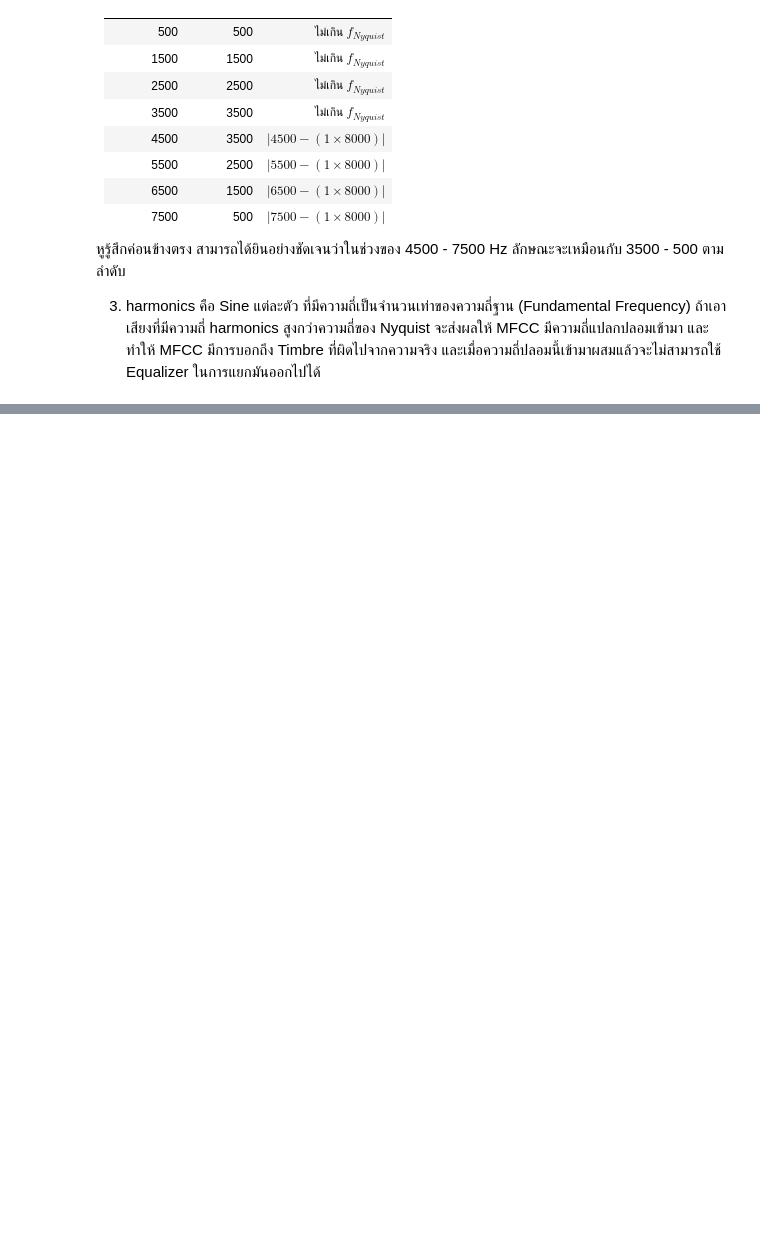
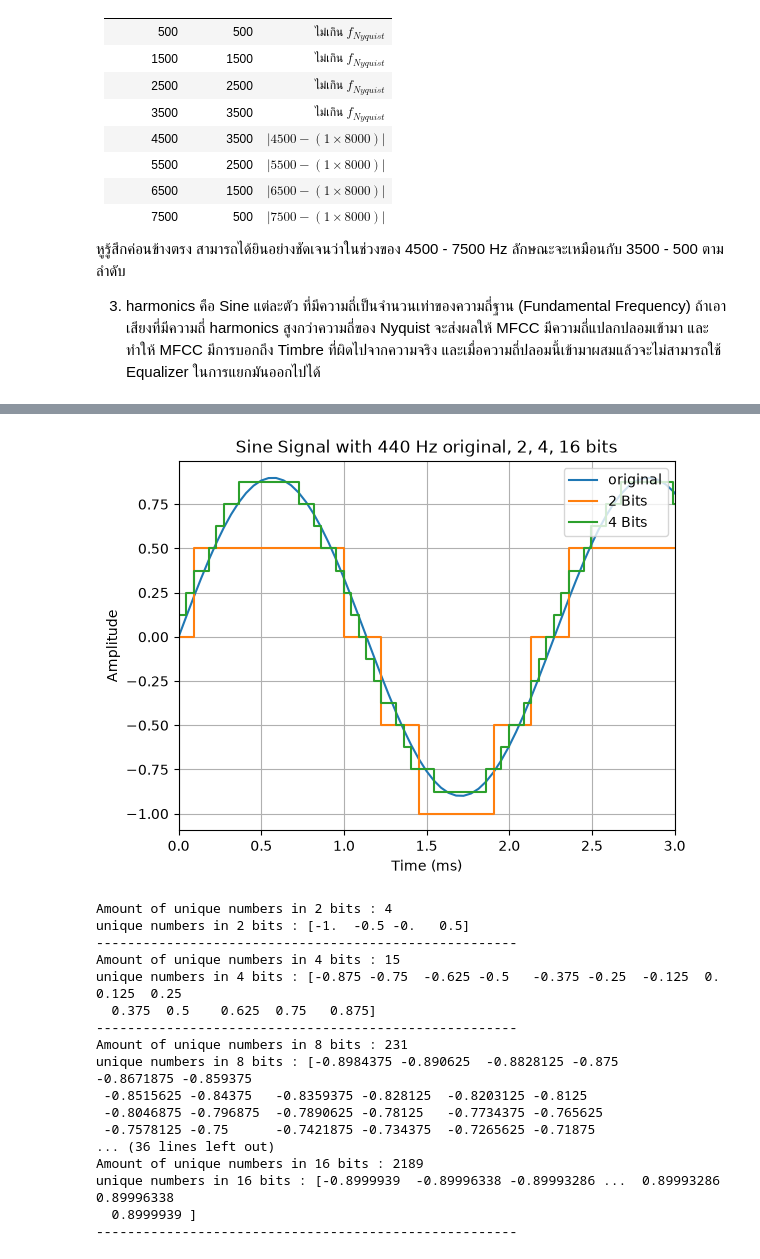
Before and after one commit to ohm-arthakorn/audio-based_music_recommendation, a Jupyter notebook: notebooks/03_sampling_and_quantization.ipynb, the cells around one changed output, grey strips where cells are left out. Saved outputs shown, nothing was run; the diff lists cells and outputs as text; code cells hidden in the pictures; blank space fills up the shorter version.

Commit message:
Finish S4 for Quantization

```diff
--- a/notebooks/03_sampling_and_quantization.ipynb
+++ b/notebooks/03_sampling_and_quantization.ipynb
@@ -168,0 +186,60 @@ Audio(concat_signal, rate=sr, normalize=False)
+# %%
+sr_4 = 22050
+t_quan = make_time(0, 1, sr_4)
+sine_440_2 = create_sin(0.9, 440, t_quan)
+
+# สร้างฟังก์ชันสำหรับการทำ Quantization
+def quantize(signal, n_bits):
+    step = 2 / (2 ** n_bits)   # หาจำนวนขั้นที่ต้องการแบ่งก่อนว่าแต่ละขั้นมีค่าเท่าไหร่
+    position = signal/step          # หาตำแหน่งของสัญญาณว่าจะไปอยู่ที่ไหนของการทำ Quantize
+    rounded = np.round(position)
+    return np.clip(rounded * step, -1, 1-step)
+
+sine_440_16bits = quantize(sine_440_2, 16)  # สร้างสัญญาณ Sine ความถี่ 440 Hz ที่มีการ Quantize จำนวน 16 Bits
+sine_440_8bits = quantize(sine_440_2, 8)    # สร้างสัญญาณ Sine ความถี่ 440 Hz ที่มีการ Quantize จำนวน 8 Bits
+sine_440_4bits = quantize(sine_440_2, 4)    # สร้างสัญญาณ Sine ความถี่ 440 Hz ที่มีการ Quantize จำนวน 4 Bits
+sine_440_2bits = quantize(sine_440_2, 2)    # สร้างสัญญาณ Sine ความถี่ 440 Hz ที่มีการ Quantize จำนวน 2 Bits
+
+fig, ax = plt.subplots()
+ax.set(xlabel="Time (ms)", ylabel="Amplitude", title="Sine Signal with 440 Hz original, 2, 4, 16 bits")
+ax.grid()
+ax.set_xlim(0, 3)
+ax.plot(t_quan*1000, sine_440_2, label="original")
+plt.step(t_quan*1000, sine_440_2bits, label="2 Bits")
+plt.step(t_quan*1000, sine_440_4bits, label="4 Bits")
+
+ax.legend(loc="upper right")
+
+plt.show()
+
+print(f"Amount of unique numbers in 2 bits : {(len(np.unique(sine_440_2bits)))}")
+print(f"unique numbers in 2 bits : {(np.unique(sine_440_2bits))}")
+print("------------------------------------------------------")
+print(f"Amount of unique numbers in 4 bits : {(len(np.unique(sine_440_4bits)))}")
+print(f"unique numbers in 4 bits : {(np.unique(sine_440_4bits))}")
+print("------------------------------------------------------")
+print(f"Amount of unique numbers in 8 bits : {(len(np.unique(sine_440_8bits)))}")
+print(f"unique numbers in 8 bits : {(np.unique(sine_440_8bits))}")
+print("------------------------------------------------------")
+print(f"Amount of unique numbers in 16 bits : {(len(np.unique(sine_440_16bits)))}")
+print(f"unique numbers in 16 bits : {(np.unique(sine_440_16bits))}")
+print("------------------------------------------------------")
+# %% [output]
+[figure, added]
+Amount of unique numbers in 2 bits : 4
+unique numbers in 2 bits : [-1.  -0.5 -0.   0.5]
+------------------------------------------------------
+Amount of unique numbers in 4 bits : 15
+unique numbers in 4 bits : [-0.875 -0.75  -0.625 -0.5   -0.375 -0.25  -0.125  0.     0.125  0.25
+  0.375  0.5    0.625  0.75   0.875]
+------------------------------------------------------
+Amount of unique numbers in 8 bits : 231
+unique numbers in 8 bits : [-0.8984375 -0.890625  -0.8828125 -0.875     -0.8671875 -0.859375
+ -0.8515625 -0.84375   -0.8359375 -0.828125  -0.8203125 -0.8125
+ -0.8046875 -0.796875  -0.7890625 -0.78125   -0.7734375 -0.765625
+ -0.7578125 -0.75      -0.7421875 -0.734375  -0.7265625 -0.71875
+... (36 lines left out)
+Amount of unique numbers in 16 bits : 2189
+unique numbers in 16 bits : [-0.8999939  -0.89996338 -0.89993286 ...  0.89993286  0.89996338
+  0.8999939 ]
+------------------------------------------------------
```
Also changed, not shown: parts of 7 cells of this notebook, 1 other file.
